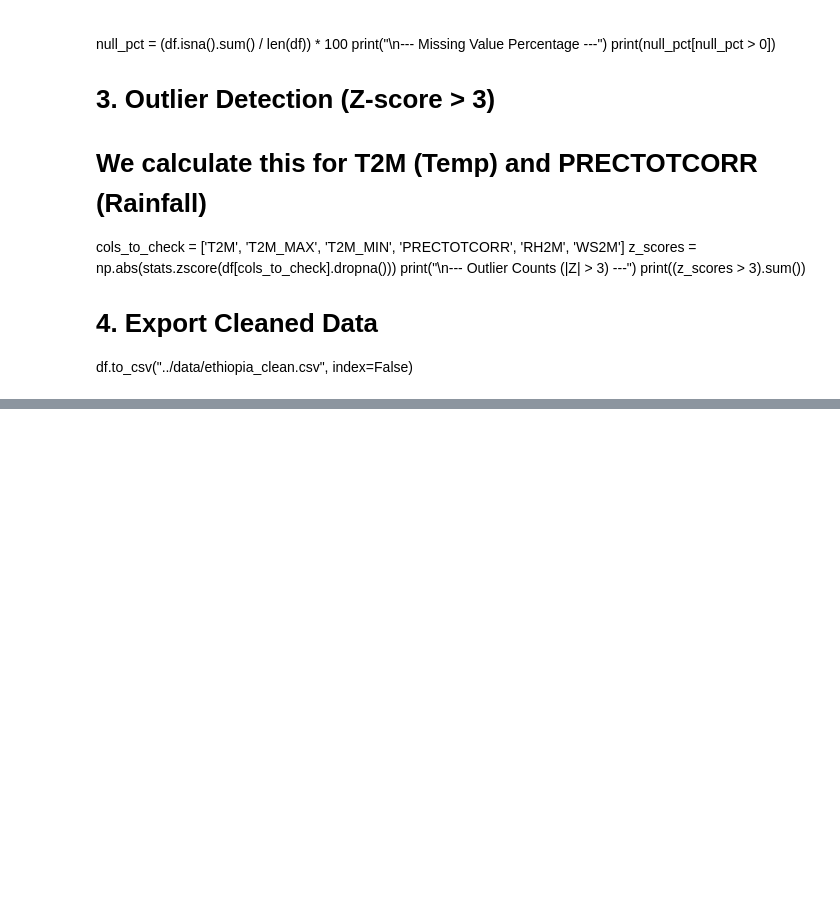
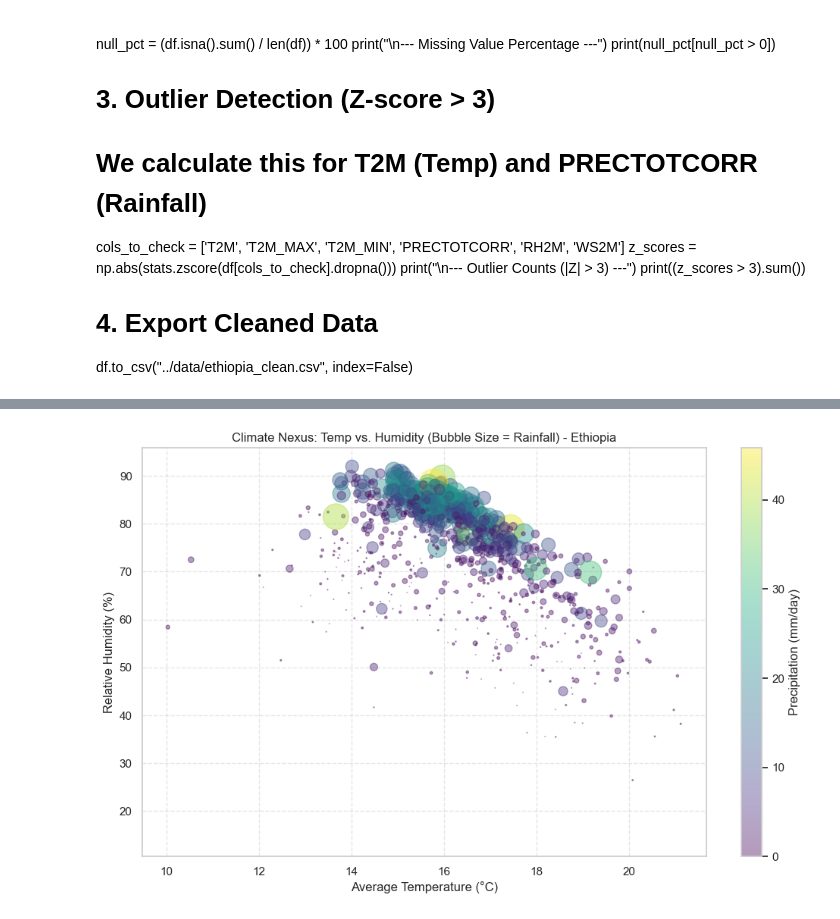
Before and after one commit to KetimTesfaye/-climate-challenge-week0, a Jupyter notebook: notebooks/ethiopia_eda.ipynb, the cells around one changed output, grey strips where cells are left out. Cells and saved outputs as stored; diff of their text form; code cells hidden in the pictures; blank space fills up the shorter version.

```diff
--- a/notebooks/ethiopia_eda.ipynb
+++ b/notebooks/ethiopia_eda.ipynb
@@ -42,0 +129,23 @@ df.to_csv("../data/ethiopia_clean.csv", index=False)
+# %%
+plt.figure(figsize=(12, 7))
+
+# Sample data if it's too large to keep the plot clean
+plot_df = df.sample(n=min(1000, len(df)))
+
+scatter = plt.scatter(
+    plot_df['T2M'],
+    plot_df['RH2M'],
+    s=plot_df['PRECTOTCORR'] * 15,  # Bubble size = Rainfall
+    alpha=0.4,
+    c=plot_df['PRECTOTCORR'],      # Color also = Rainfall
+    cmap='viridis'
+)
+
+plt.colorbar(scatter, label='Precipitation (mm/day)')
+plt.title(f'Climate Nexus: Temp vs. Humidity (Bubble Size = Rainfall) - {df["Country"].iloc[0]}')
+plt.xlabel('Average Temperature (°C)')
+plt.ylabel('Relative Humidity (%)')
+plt.grid(True, linestyle='--', alpha=0.5)
+plt.show()
+# %% [output]
+[figure, added]
```
Also changed, not shown: parts of 3 cells of this notebook, 2 other files.
